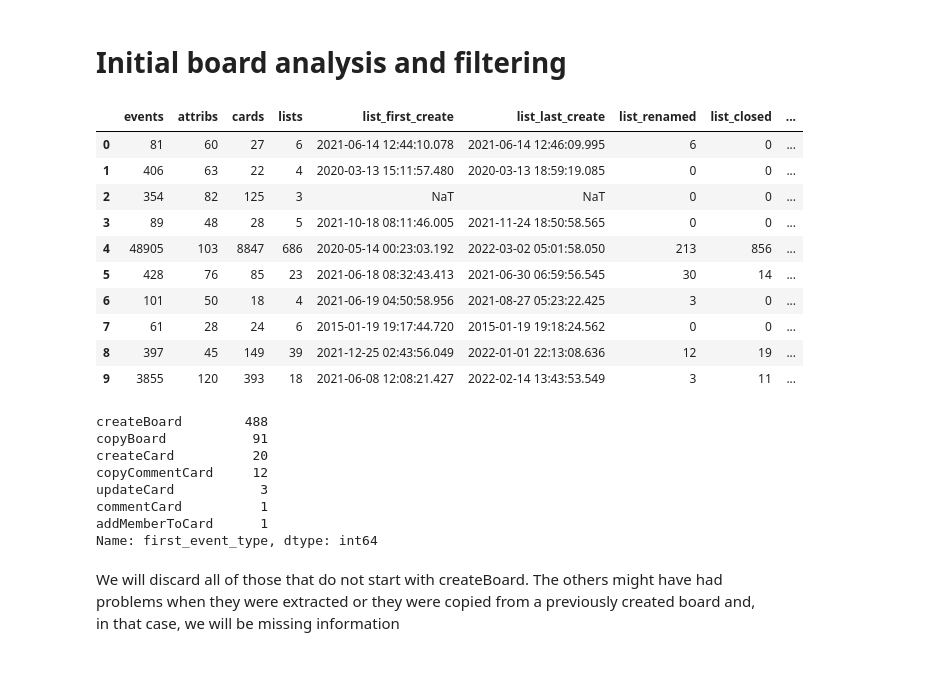
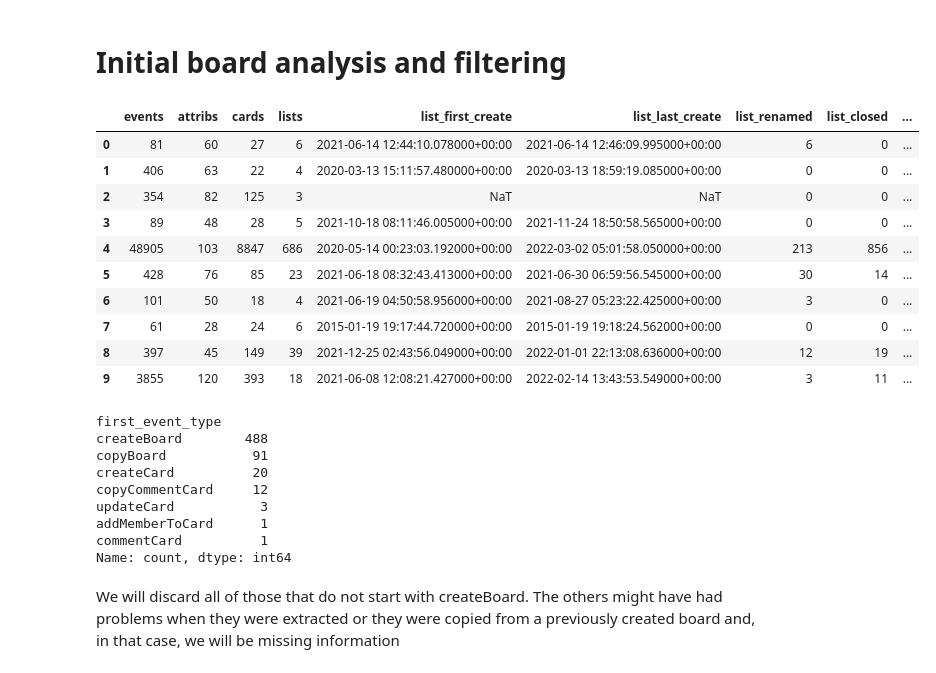
Before and after one commit to isa-group/board-mining, a Jupyter notebook: analysis.ipynb, the cells around one changed output. Drawn from its saved outputs; the diff is of its cells as text; code cells hidden in the pictures.

```diff
--- a/analysis.ipynb
+++ b/analysis.ipynb
@@ -19,42 +18,43 @@ pd.set_option("display.max_rows", None)
 # %%
 import os
 
 all = []
-for file in os.listdir("CSVs-completos"):
-    df = pd.read_csv(f"CSVs-completos/{file}", index_col=0, parse_dates=["date"], low_memory=False)
+for file in os.listdir("../CSVs-completos"):
+    df = pd.read_csv(f"../CSVs-completos/{file}", index_col=0, parse_dates=["date"], low_memory=False)
     info = bomi.log_info(df)
 
 
     info['name'] = file
     all.append(info)
 
 result = pd.DataFrame.from_records(pd.json_normalize(all))
 result['board_duration'] = (result['ends'] - result['start'])
 result.head(10)
 # %% [output]
 |  | events | attribs | cards | lists | list_first_create | list_last_create | list_renamed | list_closed | ... |
-| 0 | 81 | 60 | 27 | 6 | 2021-06-14 12:44:10.078 | 2021-06-14 12:46:09.995 | 6 | 0 | ... |
-| 1 | 406 | 63 | 22 | 4 | 2020-03-13 15:11:57.480 | 2020-03-13 18:59:19.085 | 0 | 0 | ... |
+| 0 | 81 | 60 | 27 | 6 | 2021-06-14 12:44:10.078000+00:00 | 2021-06-14 12:46:09.995000+00:00 | 6 | 0 | ... |
+| 1 | 406 | 63 | 22 | 4 | 2020-03-13 15:11:57.480000+00:00 | 2020-03-13 18:59:19.085000+00:00 | 0 | 0 | ... |
 | 2 | 354 | 82 | 125 | 3 | NaT | NaT | 0 | 0 | ... |
-| 3 | 89 | 48 | 28 | 5 | 2021-10-18 08:11:46.005 | 2021-11-24 18:50:58.565 | 0 | 0 | ... |
-| 4 | 48905 | 103 | 8847 | 686 | 2020-05-14 00:23:03.192 | 2022-03-02 05:01:58.050 | 213 | 856 | ... |
-| 5 | 428 | 76 | 85 | 23 | 2021-06-18 08:32:43.413 | 2021-06-30 06:59:56.545 | 30 | 14 | ... |
-| 6 | 101 | 50 | 18 | 4 | 2021-06-19 04:50:58.956 | 2021-08-27 05:23:22.425 | 3 | 0 | ... |
-| 7 | 61 | 28 | 24 | 6 | 2015-01-19 19:17:44.720 | 2015-01-19 19:18:24.562 | 0 | 0 | ... |
-| 8 | 397 | 45 | 149 | 39 | 2021-12-25 02:43:56.049 | 2022-01-01 22:13:08.636 | 12 | 19 | ... |
-| 9 | 3855 | 120 | 393 | 18 | 2021-06-08 12:08:21.427 | 2022-02-14 13:43:53.549 | 3 | 11 | ... |
+| 3 | 89 | 48 | 28 | 5 | 2021-10-18 08:11:46.005000+00:00 | 2021-11-24 18:50:58.565000+00:00 | 0 | 0 | ... |
+| 4 | 48905 | 103 | 8847 | 686 | 2020-05-14 00:23:03.192000+00:00 | 2022-03-02 05:01:58.050000+00:00 | 213 | 856 | ... |
+| 5 | 428 | 76 | 85 | 23 | 2021-06-18 08:32:43.413000+00:00 | 2021-06-30 06:59:56.545000+00:00 | 30 | 14 | ... |
+| 6 | 101 | 50 | 18 | 4 | 2021-06-19 04:50:58.956000+00:00 | 2021-08-27 05:23:22.425000+00:00 | 3 | 0 | ... |
+| 7 | 61 | 28 | 24 | 6 | 2015-01-19 19:17:44.720000+00:00 | 2015-01-19 19:18:24.562000+00:00 | 0 | 0 | ... |
+| 8 | 397 | 45 | 149 | 39 | 2021-12-25 02:43:56.049000+00:00 | 2022-01-01 22:13:08.636000+00:00 | 12 | 19 | ... |
+| 9 | 3855 | 120 | 393 | 18 | 2021-06-08 12:08:21.427000+00:00 | 2022-02-14 13:43:53.549000+00:00 | 3 | 11 | ... |
 # %%
 # The first event of the boards.
 result["first_event_type"].value_counts()
 # %% [output]
+first_event_type
 createBoard        488
 copyBoard           91
 createCard          20
 copyCommentCard     12
 updateCard           3
+addMemberToCard      1
 commentCard          1
-addMemberToCard      1
-Name: first_event_type, dtype: int64
+Name: count, dtype: int64
 # %% [markdown]
 We will discard all of those that do not start with createBoard. The others might have had problems when they were extracted or they were copied from a previously created board and, in that case, we will be missing information
 # %%
```
Also changed, not shown: parts of 18 cells of this notebook, 1 other file.
